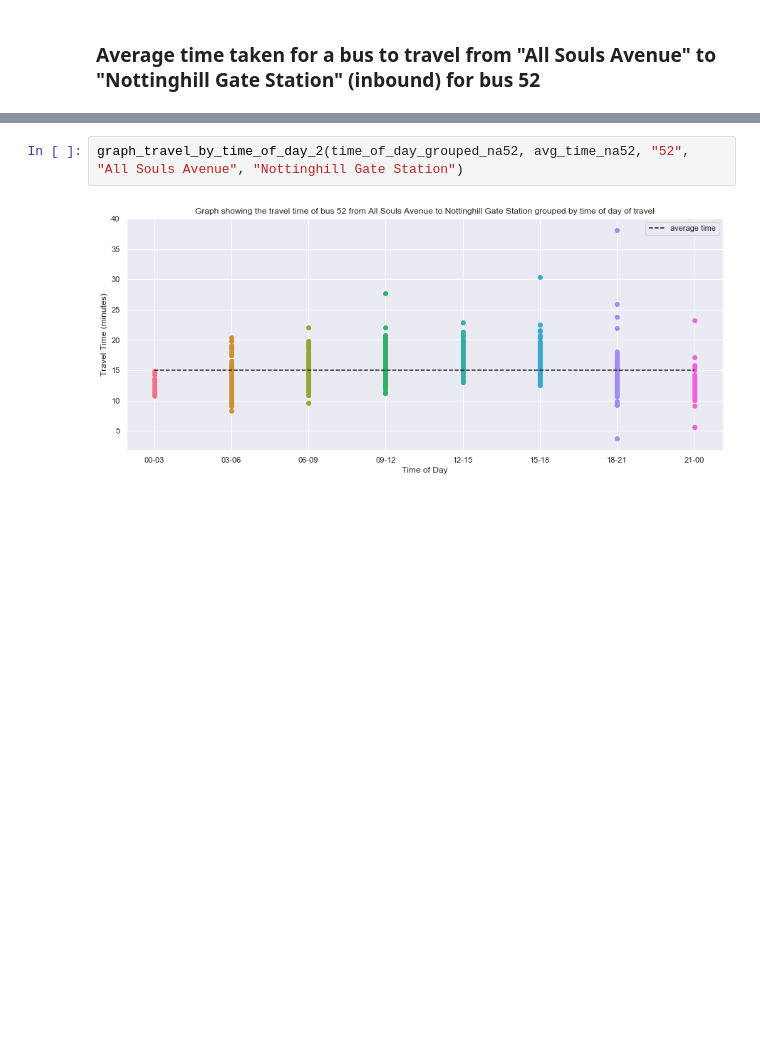
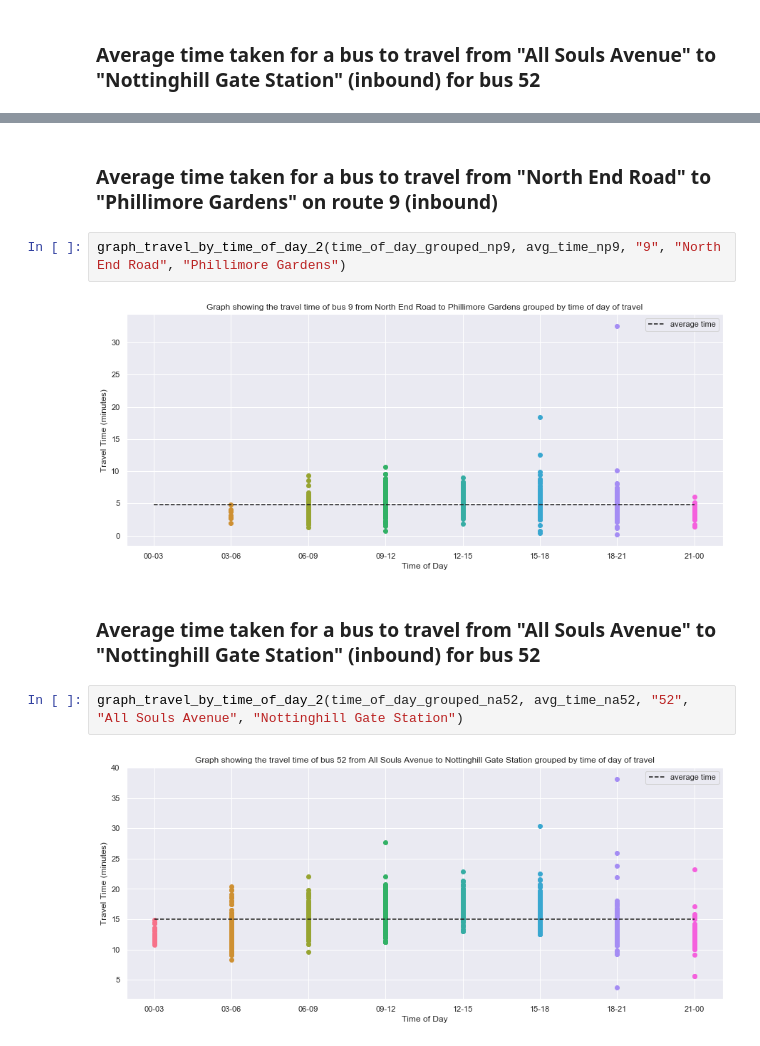
Before and after one commit to serenelc/individual-project-beng, a Jupyter notebook: data-exploration.ipynb, the cells around one changed output, grey strips where cells are left out. Cells and saved outputs as stored; diff of their text form; blank space fills up the shorter version.

```diff
--- a/data-exploration.ipynb
+++ b/data-exploration.ipynb
@@ -515,3 +535,11 @@ graph_travel_by_time_of_day("52", "All Souls Avenue", "Nottinghill Gate Station"
+# %% [markdown]
+###  Average time taken for a bus to travel from "North End Road" to "Phillimore Gardens" on route 9 (inbound)
+# %%
+graph_travel_by_time_of_day_2(time_of_day_grouped_np9, avg_time_np9, "9", "North End Road", "Phillimore Gardens")
+# %% [output]
+[figure, added]
+# %% [markdown]
+### Average time taken for a bus to travel from "All Souls Avenue" to "Nottinghill Gate Station" (inbound) for bus 52
 # %%
 graph_travel_by_time_of_day_2(time_of_day_grouped_na52, avg_time_na52, "52", "All Souls Avenue", "Nottinghill Gate Station")
 # %% [output]
```
Also changed, not shown: parts of 33 cells of this notebook, 50 other files.
